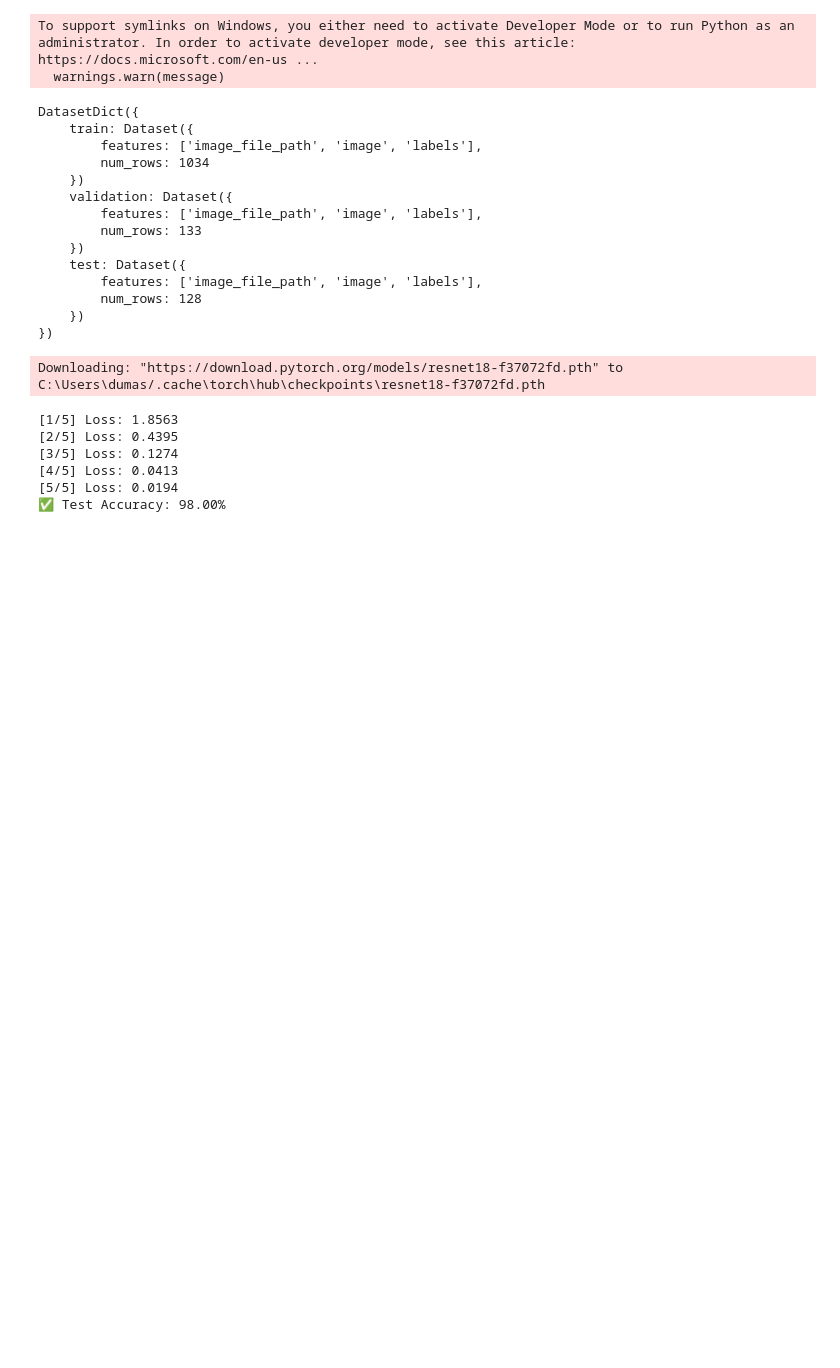
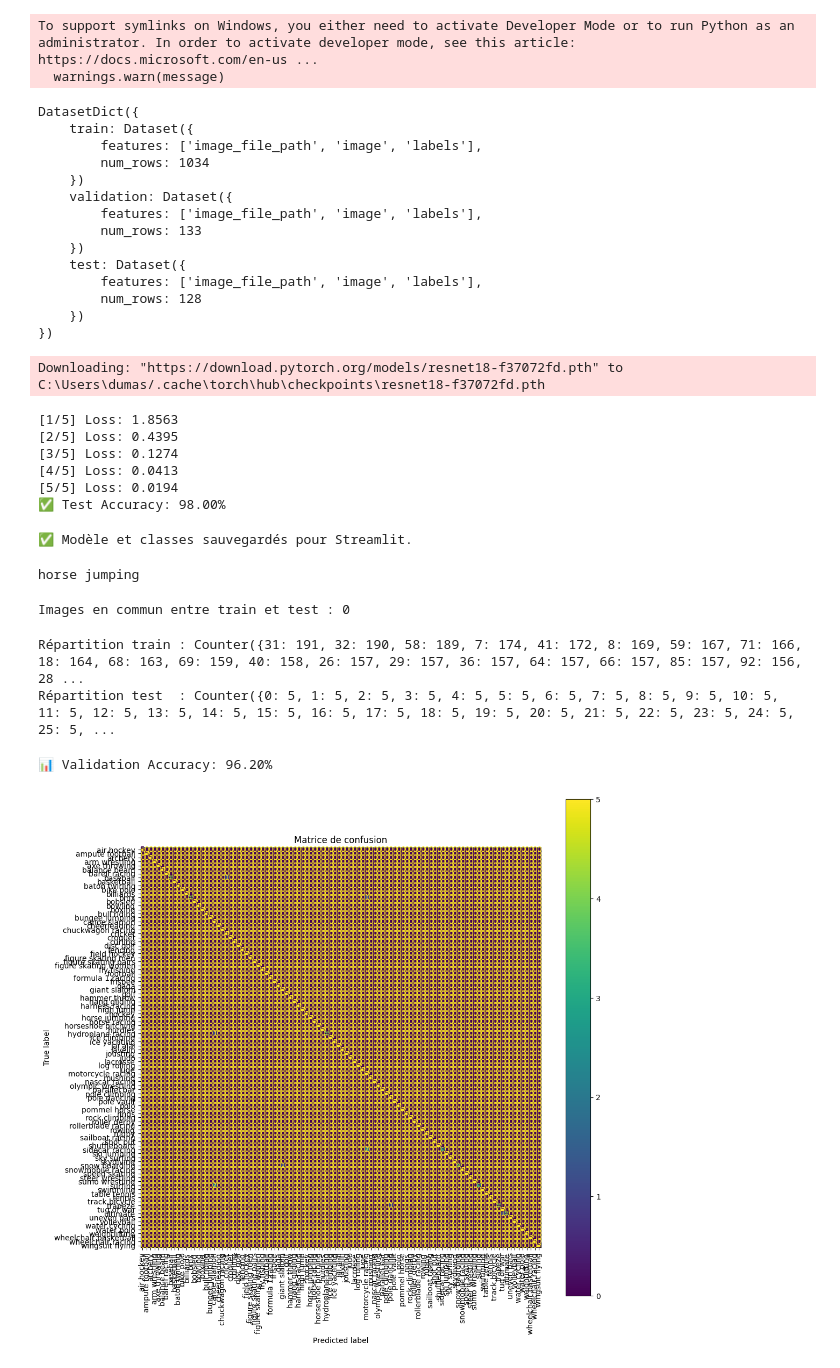
Before and after one commit to gaetan250/Deep-Learning, a Jupyter notebook: deep.ipynb, the cells around one changed output. Cells and saved outputs as stored; diff of their text form; code cells hidden in the pictures; blank space fills up the shorter version.

```diff
--- a/deep.ipynb
+++ b/deep.ipynb
@@ -87,3 +87,74 @@ Downloading: "https://download.pytorch.org/models/resnet18-f37072fd.pth" to C:\U
 [4/5] Loss: 0.0413
 [5/5] Loss: 0.0194
 ✅ Test Accuracy: 98.00%
+# %%
+import pickle
+
+torch.save(model.state_dict(), "resnet_model.pth")
+
+with open("class_names.pkl", "wb") as f:
+    pickle.dump(train_data.classes, f)
+
+print("✅ Modèle et classes sauvegardés pour Streamlit.")
+# %% [output]
+✅ Modèle et classes sauvegardés pour Streamlit.
+# %%
+print(train_data.classes[42])
+# %% [output]
+horse jumping
+# %%
+from glob import glob
+
+train_imgs = set(glob(f"{data_path}/train/*/*.jpg"))
+test_imgs  = set(glob(f"{data_path}/test/*/*.jpg"))
+
+# Comparer les noms de fichiers
+overlap = train_imgs & test_imgs
+print(f"Images en commun entre train et test : {len(overlap)}")
+# %% [output]
+Images en commun entre train et test : 0
+# %%
+from collections import Counter
+
+print("Répartition train :", Counter([label for _, label in train_data]))
+print("Répartition test  :", Counter([label for _, label in test_data]))
+# %% [output]
+Répartition train : Counter({31: 191, 32: 190, 58: 189, 7: 174, 41: 172, 8: 169, 59: 167, 71: 166, 18: 164, 68: 163, 69: 159, 40: 158, 26: 157, 29: 157, 36: 157, 64: 157, 66: 157, 85: 157, 92: 156, 28 ...
+Répartition test  : Counter({0: 5, 1: 5, 2: 5, 3: 5, 4: 5, 5: 5, 6: 5, 7: 5, 8: 5, 9: 5, 10: 5, 11: 5, 12: 5, 13: 5, 14: 5, 15: 5, 16: 5, 17: 5, 18: 5, 19: 5, 20: 5, 21: 5, 22: 5, 23: 5, 24: 5, 25: 5, ...
+# %%
+correct_val = total_val = 0
+with torch.no_grad():
+    for images, labels in valid_loader:
+        images, labels = images.to(device), labels.to(device)
+        outputs = model(images)
+        preds = outputs.argmax(dim=1)
+        correct_val += (preds == labels).sum().item()
+        total_val += labels.size(0)
+
+print(f"📊 Validation Accuracy: {correct_val / total_val:.2%}")
+# %% [output]
+📊 Validation Accuracy: 96.20%
+# %%
+from sklearn.metrics import confusion_matrix, ConfusionMatrixDisplay
+import matplotlib.pyplot as plt
+
+y_true = []
+y_pred = []
+
+model.eval()
+with torch.no_grad():
+    for images, labels in test_loader:
+        images, labels = images.to(device), labels.to(device)
+        outputs = model(images)
+        preds = outputs.argmax(dim=1)
+        y_true.extend(labels.cpu().numpy())
+        y_pred.extend(preds.cpu().numpy())
+
+cm = confusion_matrix(y_true, y_pred)
+disp = ConfusionMatrixDisplay(confusion_matrix=cm, display_labels=test_data.classes)
+fig, ax = plt.subplots(figsize=(12, 12))
+disp.plot(ax=ax, xticks_rotation=90)
+plt.title("Matrice de confusion")
+plt.show()
+# %% [output]
+[figure, added]
```
Also changed, not shown: parts of 5 cells of this notebook, 3 other files.
